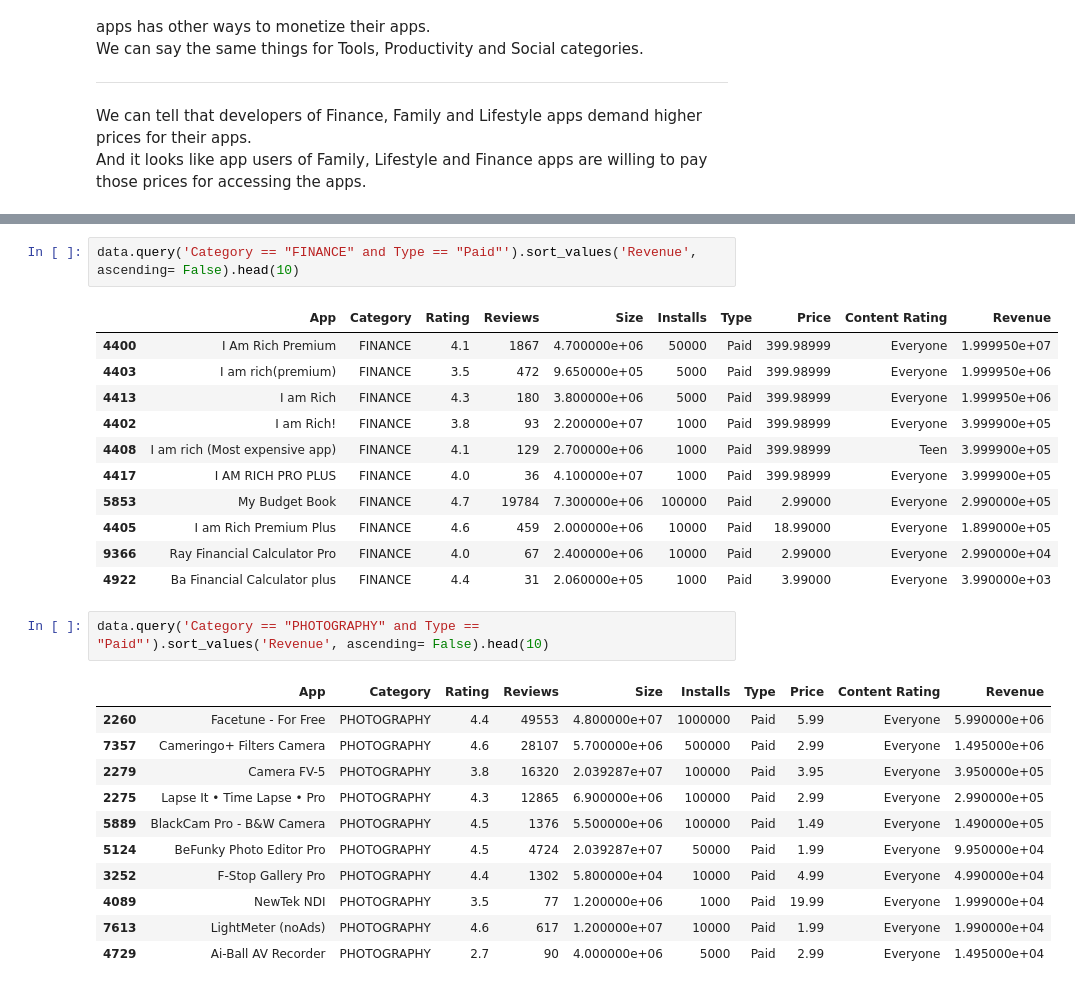
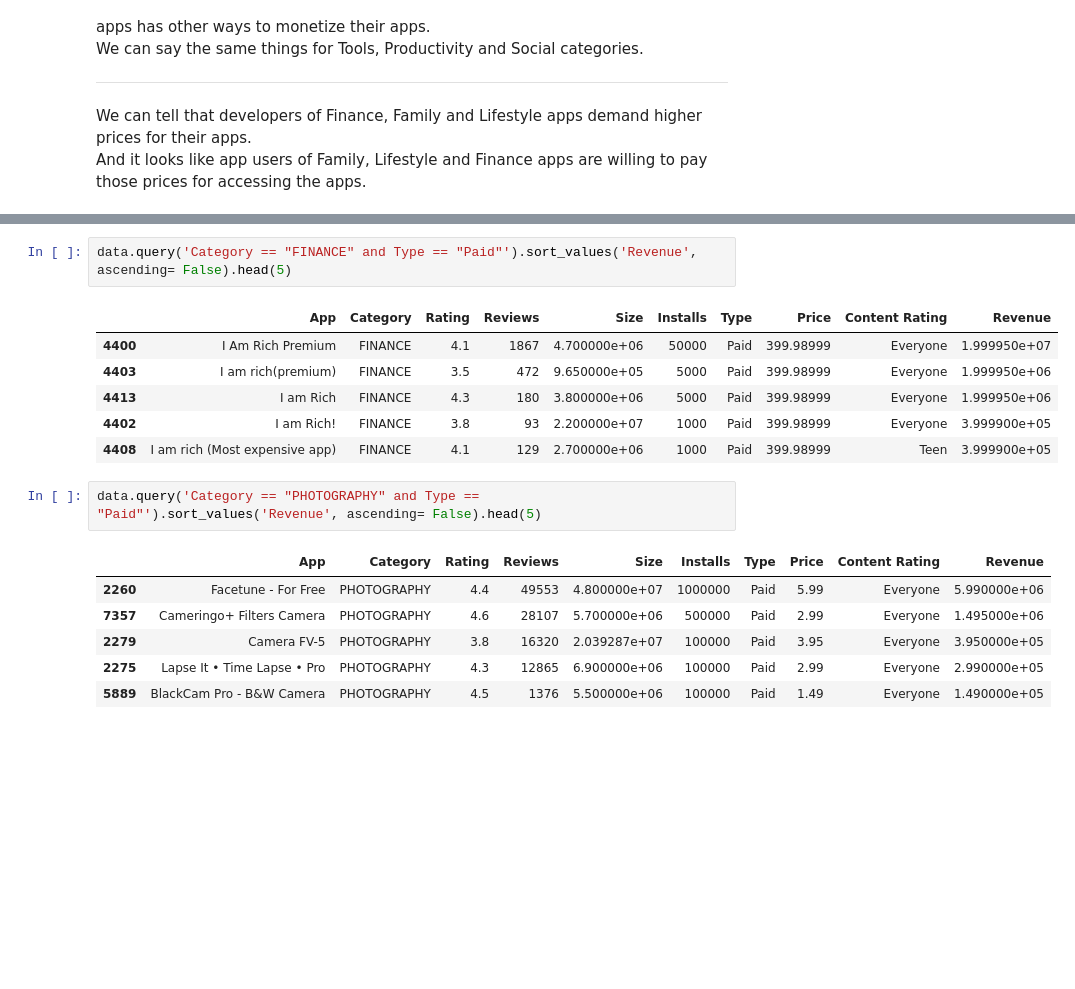
Before and after one commit to bahaozsahin/Develhope_Project-2_team-3, a Jupyter notebook: week2/week2_Baha.ipynb, the cells around one changed output, grey strips where cells are left out. Saved outputs shown, nothing was run; the diff lists cells and outputs as text; blank space fills up the shorter version.

```diff
--- a/week2/week2_Baha.ipynb
+++ b/week2/week2_Baha.ipynb
@@ -217,19 +193,14 @@ data.query('Category == "GAME" and Type == "Paid"').sort_values('Revenue', ascen
 # %%
-data.query('Category == "FINANCE" and Type == "Paid"').sort_values('Revenue', ascending= False).head(10)
+data.query('Category == "FINANCE" and Type == "Paid"').sort_values('Revenue', ascending= False).head(5)
 # %% [output]
 |  | App | Category | Rating | Reviews | Size | Installs | Type | Price | Content Rating | Revenue |
 | 4400 | I Am Rich Premium | FINANCE | 4.1 | 1867 | 4.700000e+06 | 50000 | Paid | 399.98999 | Everyone | 1.999950e+07 |
 | 4403 | I am rich(premium) | FINANCE | 3.5 | 472 | 9.650000e+05 | 5000 | Paid | 399.98999 | Everyone | 1.999950e+06 |
 | 4413 | I am Rich | FINANCE | 4.3 | 180 | 3.800000e+06 | 5000 | Paid | 399.98999 | Everyone | 1.999950e+06 |
 | 4402 | I am Rich! | FINANCE | 3.8 | 93 | 2.200000e+07 | 1000 | Paid | 399.98999 | Everyone | 3.999900e+05 |
 | 4408 | I am rich (Most expensive app) | FINANCE | 4.1 | 129 | 2.700000e+06 | 1000 | Paid | 399.98999 | Teen | 3.999900e+05 |
-| 4417 | I AM RICH PRO PLUS | FINANCE | 4.0 | 36 | 4.100000e+07 | 1000 | Paid | 399.98999 | Everyone | 3.999900e+05 |
-| 5853 | My Budget Book | FINANCE | 4.7 | 19784 | 7.300000e+06 | 100000 | Paid | 2.99000 | Everyone | 2.990000e+05 |
-| 4405 | I am Rich Premium Plus | FINANCE | 4.6 | 459 | 2.000000e+06 | 10000 | Paid | 18.99000 | Everyone | 1.899000e+05 |
-| 9366 | Ray Financial Calculator Pro | FINANCE | 4.0 | 67 | 2.400000e+06 | 10000 | Paid | 2.99000 | Everyone | 2.990000e+04 |
-| 4922 | Ba Financial Calculator plus | FINANCE | 4.4 | 31 | 2.060000e+05 | 1000 | Paid | 3.99000 | Everyone | 3.990000e+03 |
 # %%
-data.query('Category == "PHOTOGRAPHY" and Type == "Paid"').sort_values('Revenue', ascending= False).head(10)
+data.query('Category == "PHOTOGRAPHY" and Type == "Paid"').sort_values('Revenue', ascending= False).head(5)
 # %% [output]
 |  | App | Category | Rating | Reviews | Size | Installs | Type | Price | Content Rating | Revenue |
 | 2260 | Facetune - For Free | PHOTOGRAPHY | 4.4 | 49553 | 4.800000e+07 | 1000000 | Paid | 5.99 | Everyone | 5.990000e+06 |
@@ -237,8 +208,3 @@ data.query('Category == "PHOTOGRAPHY" and Type == "Paid"').sort_values('Revenue'
 | 2279 | Camera FV-5 | PHOTOGRAPHY | 3.8 | 16320 | 2.039287e+07 | 100000 | Paid | 3.95 | Everyone | 3.950000e+05 |
 | 2275 | Lapse It • Time Lapse • Pro | PHOTOGRAPHY | 4.3 | 12865 | 6.900000e+06 | 100000 | Paid | 2.99 | Everyone | 2.990000e+05 |
 | 5889 | BlackCam Pro - B&W Camera | PHOTOGRAPHY | 4.5 | 1376 | 5.500000e+06 | 100000 | Paid | 1.49 | Everyone | 1.490000e+05 |
-| 5124 | BeFunky Photo Editor Pro | PHOTOGRAPHY | 4.5 | 4724 | 2.039287e+07 | 50000 | Paid | 1.99 | Everyone | 9.950000e+04 |
-| 3252 | F-Stop Gallery Pro | PHOTOGRAPHY | 4.4 | 1302 | 5.800000e+04 | 10000 | Paid | 4.99 | Everyone | 4.990000e+04 |
-| 4089 | NewTek NDI | PHOTOGRAPHY | 3.5 | 77 | 1.200000e+06 | 1000 | Paid | 19.99 | Everyone | 1.999000e+04 |
-| 7613 | LightMeter (noAds) | PHOTOGRAPHY | 4.6 | 617 | 1.200000e+07 | 10000 | Paid | 1.99 | Everyone | 1.990000e+04 |
-| 4729 | Ai-Ball AV Recorder | PHOTOGRAPHY | 2.7 | 90 | 4.000000e+06 | 5000 | Paid | 2.99 | Everyone | 1.495000e+04 |
```
Also changed, not shown: parts of 4 cells of this notebook.
